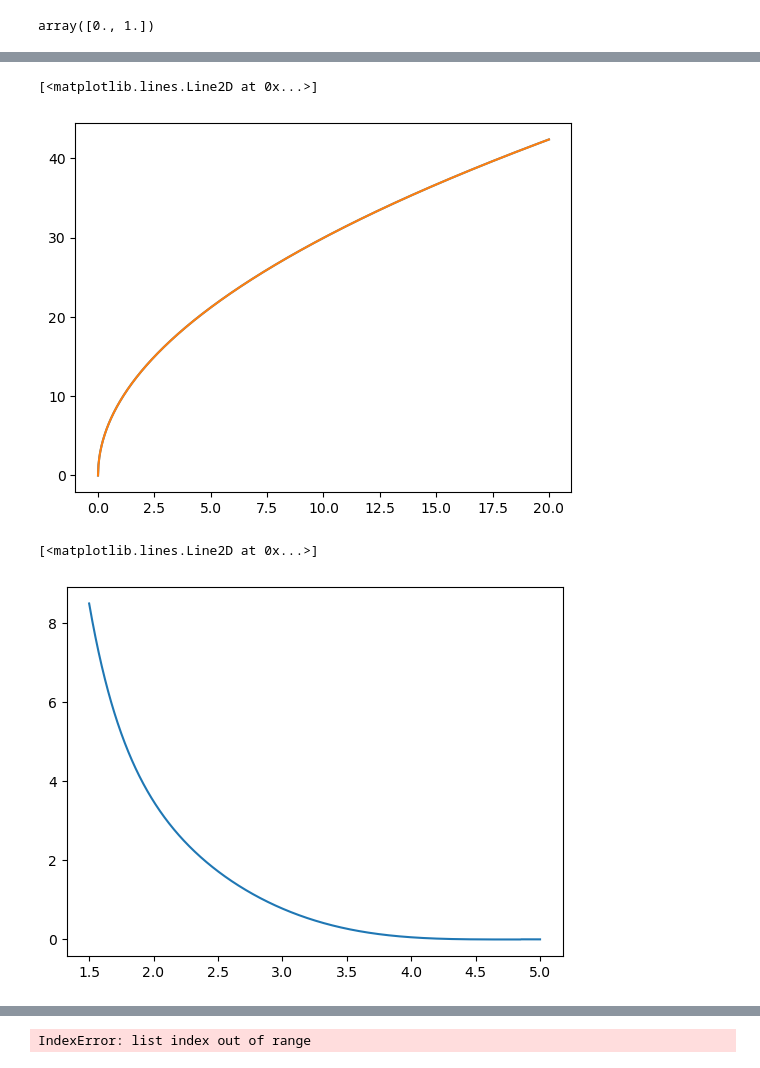
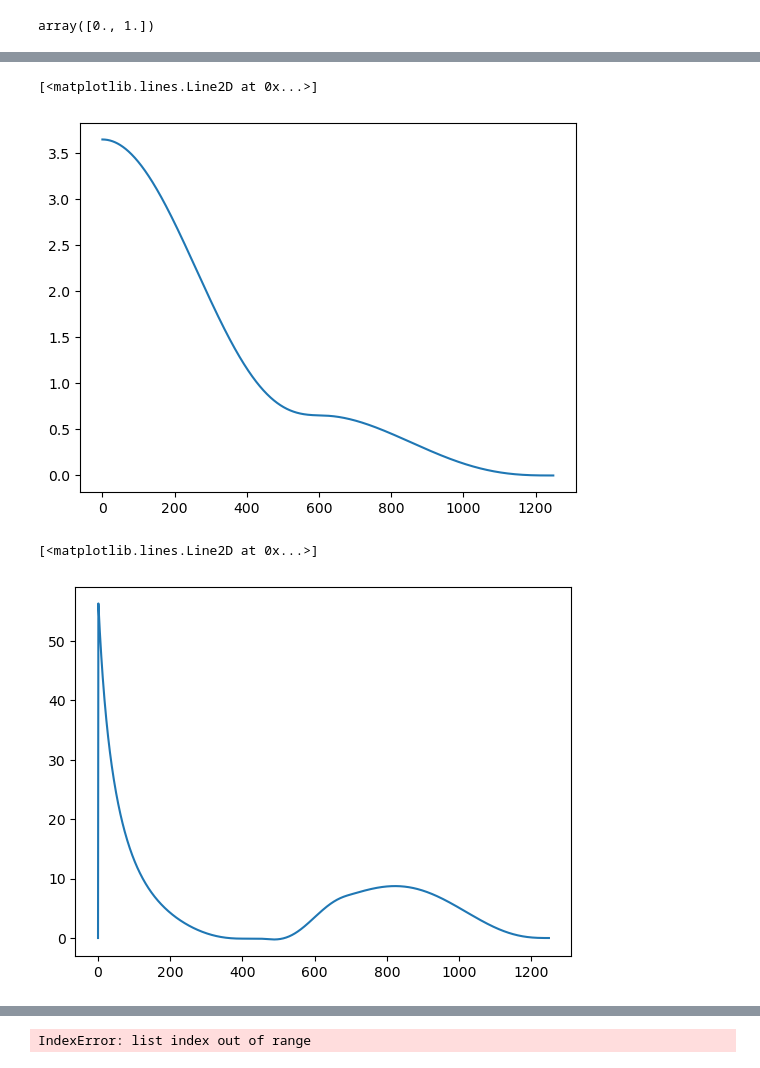
Before and after one commit to Samanyu-T/Lammps_MD, a Jupyter notebook: Jupyter_Notebooks/Development.ipynb, the cells around one changed output, grey strips where cells are left out. Cells and saved outputs as stored; diff of their text form; code cells hidden in the pictures.

```diff
--- a/Jupyter_Notebooks/Development.ipynb
+++ b/Jupyter_Notebooks/Development.ipynb
@@ -47,19 +64,20 @@ x_plt = np.linspace(0, 20, 1000)
 
 y_plt = EAM_Fitting.splineval(x_plt, coef_dict['He_F'], eam_fit.knot_pts['He_F'])
 
-plt.plot(x_plt, y_plt + sample[0]*np.sqrt(x_plt))
-plt.plot(x_plt, sample[0]*np.sqrt(x_plt))
+# plt.plot(x_plt, y_plt)
+plt.plot(pot['He_p'])
+# plt.plot(x_plt, sample[0]*np.sqrt(x_plt))
 # %% [output]
 [<matplotlib.lines.Line2D at 0x...>]
-[figure, old version]
+[figure, new version]
 # %%
 x_plt = np.linspace(1.5, 5, 1000)
 zbl = EAM_Fitting.ZBL(74, 2)
 
 y_plt = EAM_Fitting.splineval(x_plt, coef_dict['W-He'], eam_fit.knot_pts['W-He'])
 
-plt.plot(x_plt, y_plt + zbl.eval_zbl(x_plt))
+plt.plot(pot['He-He'])
 # %% [output]
 [<matplotlib.lines.Line2D at 0x...>]
-[figure, old version]
+[figure, new version]
 # %%
```
Also changed, not shown: parts of 4 cells of this notebook, 1 other file.
